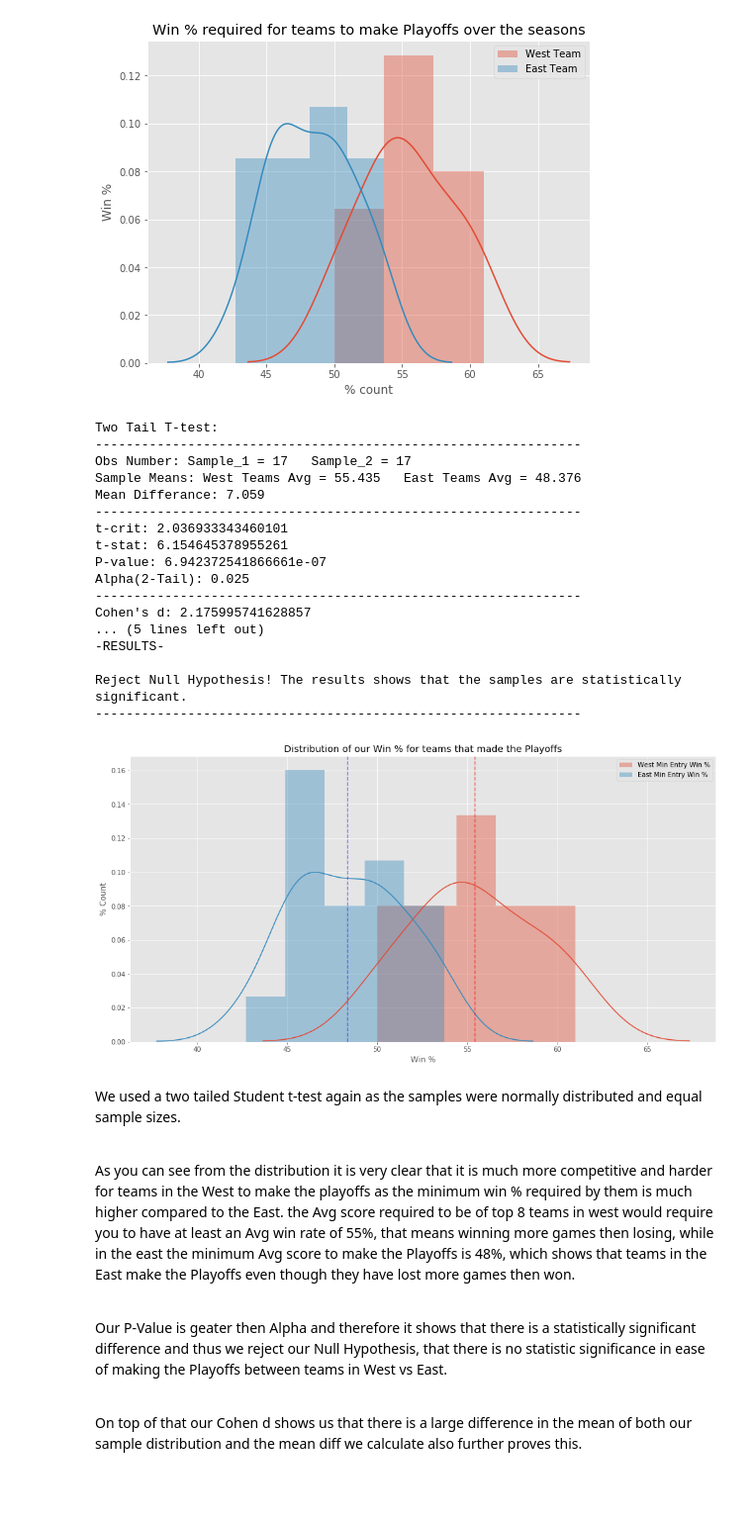
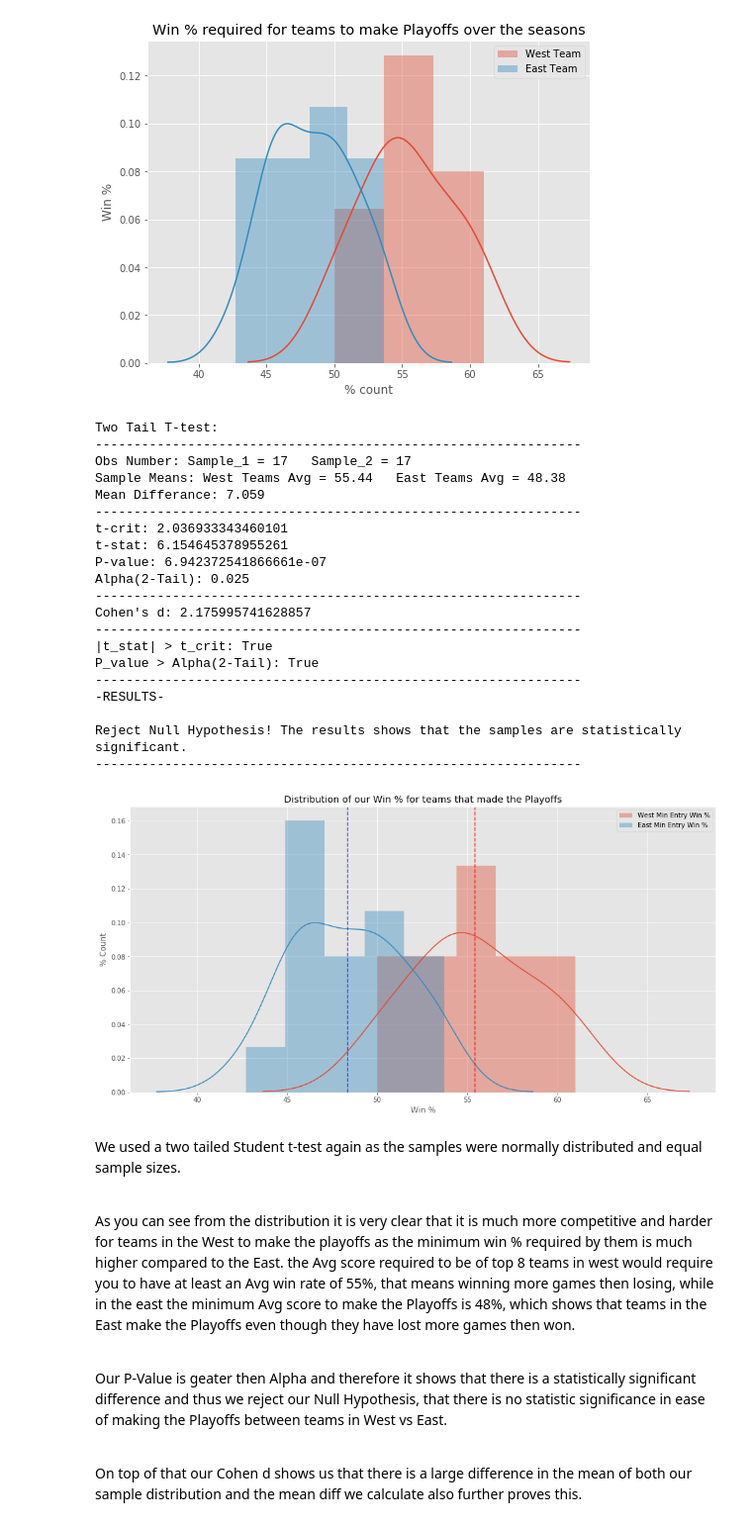
Before and after one commit to KGharib/Hypothesis-Testing-on-18-Seasons-of-NBA-Dataset, a Jupyter notebook: index.ipynb, the cells around one changed output. Shown at 99% size. Cells and saved outputs as stored; diff of their text form; code cells hidden in the pictures; blank space fills up the shorter version.

```diff
--- a/index.ipynb
+++ b/index.ipynb
@@ -628,33 +620,37 @@ def two_sample_ttest(sample1, sample2, alpha):
-# %%
-plt.figure(figsize=(16,8))
-plt.title('Distribution of our Win % for teams that made the Playoffs')
-sns.distplot(control_2, label='West Min Entry Win %', bins=5)
-sns.distplot(experimental_2, label='East Min Entry Win %', bins=5)
-plt.ylabel('% Count')
-plt.xlabel('Win %')
-plt.legend()
-plt.axvline(x=np.array(control_2).mean(), color='r',alpha = 0.5, linestyle='--')
-plt.axvline(x=np.array(experimental_2).mean(), color='b',alpha = 0.5, linestyle='--')
-two_sample_ttest(control_2, experimental_2, 0.05)
-# %% [output]
-Two Tail T-test:
----------------------------------------------------------------
-Obs Number: Sample_1 = 17   Sample_2 = 17
-Sample Means: West Teams Avg = 55.435   East Teams Avg = 48.376
-Mean Differance: 7.059
----------------------------------------------------------------
-t-crit: 2.036933343460101
-t-stat: 6.154645378955261
-P-value: 6.942372541866661e-07
-Alpha(2-Tail): 0.025
----------------------------------------------------------------
-Cohen's d: 2.175995741628857
-... (5 lines left out)
--RESULTS-
-
-Reject Null Hypothesis! The results shows that the samples are statistically significant.
----------------------------------------------------------------
-[figure, removed]
+# %%
+test = Test(control_2, experimental_2, 0.05)
+test.two_sample_ttest()
+test.print_results()
+plot_infos = {"title":"Distribution of our Win % for teams that made the Playoffs",
+             "label1":"West Min Entry Win %",
+             "label2":"East Min Entry Win %",
+             "xlabel":"Win %",
+             "ylabel":"% Count",
+             "bins":5,
+             "figsize":[16,8]}
+test.plot(plot_infos)
+# %% [output]
+Two Tail T-test:
+---------------------------------------------------------------
+Obs Number: Sample_1 = 17   Sample_2 = 17
+Sample Means: West Teams Avg = 55.44   East Teams Avg = 48.38
+Mean Differance: 7.059
+---------------------------------------------------------------
+t-crit: 2.036933343460101
+t-stat: 6.154645378955261
+P-value: 6.942372541866661e-07
+Alpha(2-Tail): 0.025
+---------------------------------------------------------------
+Cohen's d: 2.175995741628857
+---------------------------------------------------------------
+|t_stat| > t_crit: True
+P_value > Alpha(2-Tail): True
+---------------------------------------------------------------
+-RESULTS-
+
+Reject Null Hypothesis! The results shows that the samples are statistically significant.
+---------------------------------------------------------------
+[figure, added]
 # %% [markdown]
 We used a two tailed Student t-test again as the samples were normally distributed and equal sample sizes.
 
```
Also changed, not shown: parts of 15 cells of this notebook.
